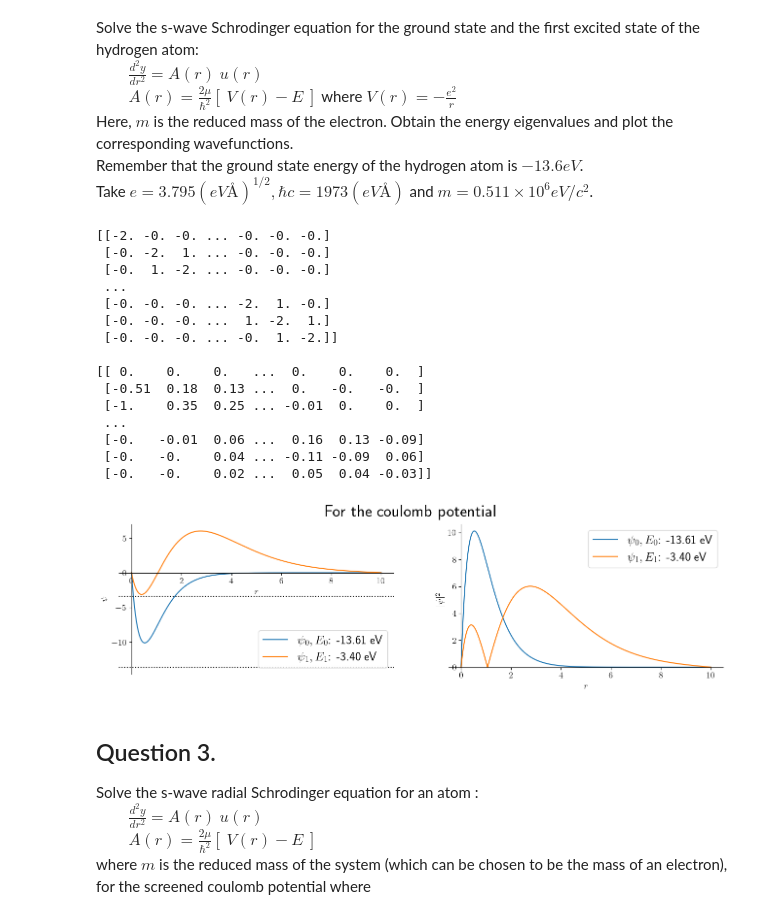
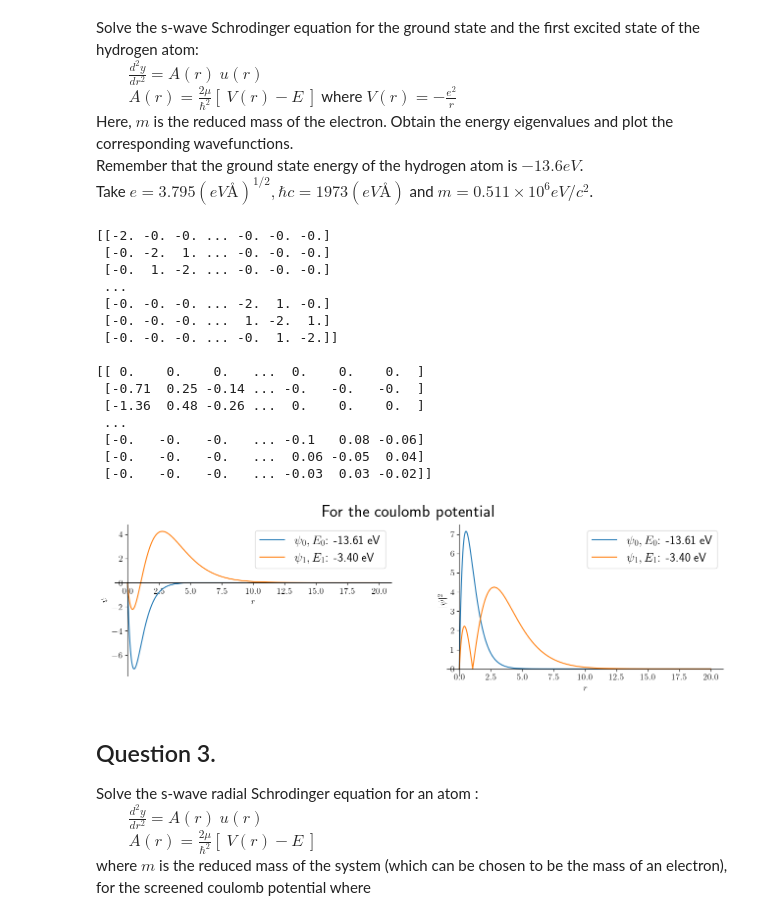
Before and after one commit to Chaks1603/Python-Assignments, a Jupyter notebook: Physics B.Sc/Quantum Mechnics . Solve the s-wave Schrodinger equation .ipynb, the cells around one changed output. Saved outputs shown, nothing was run; the diff lists cells and outputs as text; code cells hidden in the pictures.

```diff
--- a/Physics B.Sc/Quantum Mechnics . Solve the s-wave Schrodinger equation .ipynb
+++ b/Physics B.Sc/Quantum Mechnics . Solve the s-wave Schrodinger equation .ipynb
@@ -197,7 +197,7 @@ h = 1973
 m = 0.511e6
 e = 3.795
 r_min = 1e-12
-r_max = 10
+r_max = 20
 n = 1000
 r = np.linspace(r_min, r_max, n)
 dr = r[1] - r[0]
@@ -213,46 +213,44 @@ for i in range(1,n-1):
 #A=np.diag([-2]*(n),0) + np.diag([1]*(n-1),-1) + np.diag([1]*(n-1),1)
 print(A, '\n')
 H = ((-h**2) / (2 * m * dr**2)) * A + V
-E, U= np.linalg.eigh(H)
+E, U = np.linalg.eigh(H)
 U = U/dr
 print(U.round(2), '\n')
 
 fig = plt.figure(figsize = (16,4))
 ax1 = fig.add_subplot(1,2,1)
 ax2 = fig.add_subplot(1,2,2)
 ax1.plot(r,U[:,0], label=r'$\psi_0,E_0$'+f': { E[0]:.2f} eV')
 ax1.plot(r,-U[:,1], label=r'$\psi_1,E_1$'+f': { E[1]:.2f} eV')
-ax1.axhline(y=E[1], color="black", linestyle=":")
-ax1.axhline(y=E[0], color="black", linestyle=":")
 ax2.plot(r,abs(U[:,0]), label=r'$\psi_0,E_0$'+f': { E[0]:.2f} eV')
 ax2.plot(r,abs(U[:,1]), label=r'$\psi_1,E_1$'+f': { E[1]:.2f} eV')
 fig.suptitle('For the coulomb potential', fontsize = 25)
 ax1.set_ylabel(r'$\psi$')
 ax1.set_xlabel(r'$r$')
 ax2.set_ylabel(r'$|\psi|^2$')
 ax2.set_xlabel(r'$r$')
 ax1.legend()
 ax2.legend()
 customize_axes(ax1)
 customize_axes(ax2)
 plt.show()
 # %% [output]
 [[-2. -0. -0. ... -0. -0. -0.]
  [-0. -2.  1. ... -0. -0. -0.]
  [-0.  1. -2. ... -0. -0. -0.]
  ...
  [-0. -0. -0. ... -2.  1. -0.]
  [-0. -0. -0. ...  1. -2.  1.]
  [-0. -0. -0. ... -0.  1. -2.]]
 
 [[ 0.    0.    0.   ...  0.    0.    0.  ]
- [-0.51  0.18  0.13 ...  0.   -0.   -0.  ]
- [-1.    0.35  0.25 ... -0.01  0.    0.  ]
+ [-0.71  0.25 -0.14 ... -0.   -0.   -0.  ]
+ [-1.36  0.48 -0.26 ...  0.    0.    0.  ]
  ...
- [-0.   -0.01  0.06 ...  0.16  0.13 -0.09]
- [-0.   -0.    0.04 ... -0.11 -0.09  0.06]
- [-0.   -0.    0.02 ...  0.05  0.04 -0.03]]
+ [-0.   -0.   -0.   ... -0.1   0.08 -0.06]
+ [-0.   -0.   -0.   ...  0.06 -0.05  0.04]
+ [-0.   -0.   -0.   ... -0.03  0.03 -0.02]]
-[figure, old version]
+[figure, new version]
 # %% [markdown]
 ## Question 3.
 Solve the s-wave radial Schrodinger equation for an atom :
```
Also changed, not shown: parts of 4 cells of this notebook.
